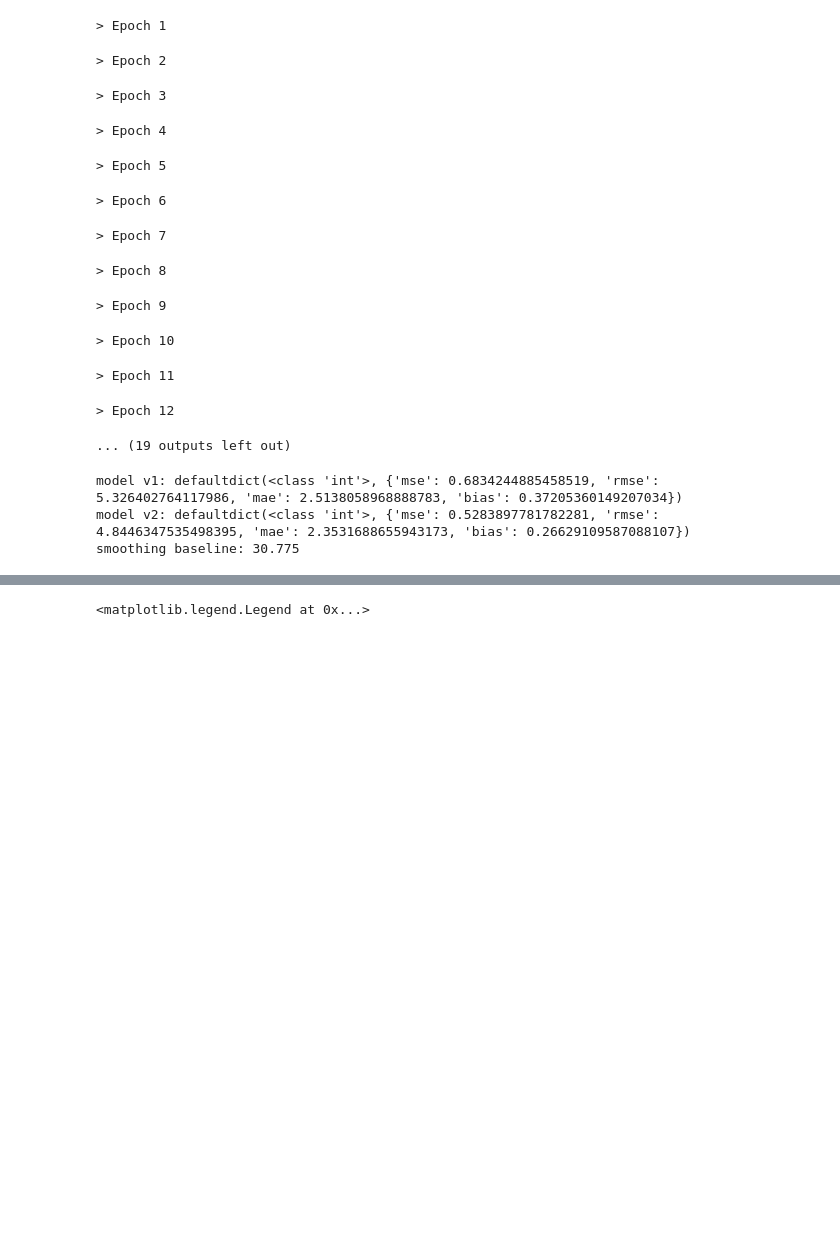
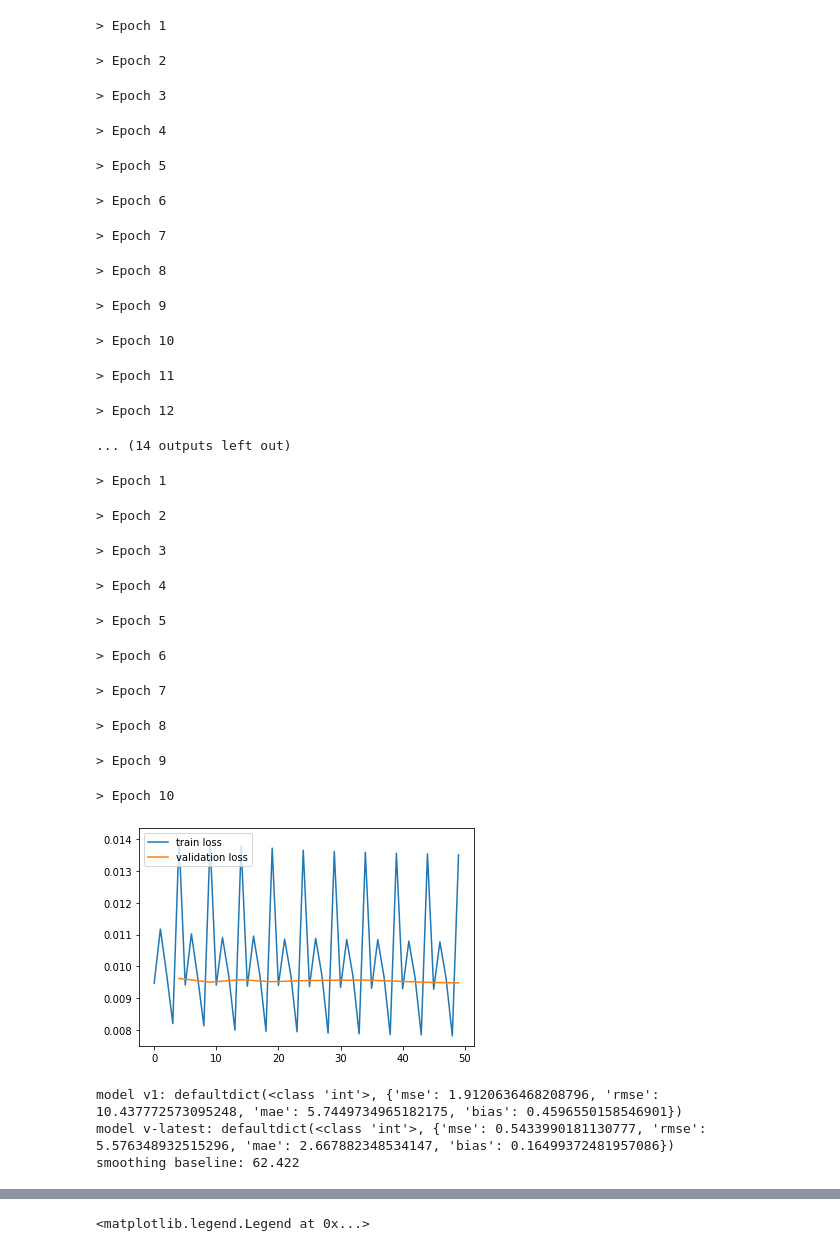
Before and after one commit to nikebless/e2e-driving, a Jupyter notebook: notebooks/vehicle_dynamics.ipynb, the cells around one changed output, grey strips where cells are left out. Saved outputs shown, nothing was run; the diff lists cells and outputs as text; code cells hidden in the pictures; blank space fills up the shorter version.

```diff
--- a/notebooks/vehicle_dynamics.ipynb
+++ b/notebooks/vehicle_dynamics.ipynb
@@ -61,21 +63,23 @@ from torch.utils.data import DataLoader
 root_path = Path(BOLT_DIR) / 'end-to-end/drives-ebm-paper'
 
 class DynamicsDataset(torch.utils.data.IterableDataset):
-    def __init__(self, nvidia_datasets, seq_len=2*30):
+    def __init__(self, nvidia_datasets, dst_fps, seq_len=2*30, src_fps=30):
         self.datasets = nvidia_datasets
         self.seq_len = seq_len
+
+        self.fps_ratio = src_fps / dst_fps
 
         for i, ds in enumerate(self.datasets):
             ds.frames = ds.frames[ds.frames['autonomous'] == True]
             ds.frames = ds.frames.loc[:, ['steering_angle', 'cmd_steering_angle']]
             ds.frames['cmd_steering_angle'] = ds.frames['cmd_steering_angle'] * 14.7
 
+            sparser_steering_indices = np.floor(np.arange(0, len(ds.frames), self.fps_ratio))
+            ds.frames = ds.frames.iloc[sparser_steering_indices]
+
             # we want to predict a_eff[t] using a_eff[0:t-1] and a_cmd[1:t],
             # where len(a_eff[0:t-1]) == len(a_cmd[1:t])
             ds.frames['cmd_steering_angle'] = ds.frames['cmd_steering_angle'].shift(-1)
-
-            # don't drop last row, because we can still use it as a_eff[t]
-            # ds.frames.dropna(inplace=True)
 
     def __len__(self):
         return math.ceil(sum([len(ds.frames) for ds in self.datasets]) / self.seq_len)
@@ -92,7 +96,7 @@ class DynamicsDataset(torch.utils.data.IterableDataset):
 
                 yield cmd, eff
 
-def make_dataset(experiments_df):
+def make_dataset(experiments_df, fps, seq_len):
     experiments_df['run_id'] = experiments_df.index
     val_runs_df = experiments_df.groupby('model_name').last().reset_index()
     train_runs_df = experiments_df[~experiments_df['run_id'].isin(val_runs_df['run_id'])]
@@ -102,8 +106,8 @@ def make_dataset(experiments_df):
 
     train_nvidia_ds_list = [NvidiaDataset([root_path / drive]) for drive in train_drives]
     val_nvidia_ds_list = [NvidiaDataset([root_path / drive]) for drive in val_drives]
-    train_ds = DynamicsDataset(train_nvidia_ds_list)
-    val_ds = DynamicsDataset(val_nvidia_ds_list)
+    train_ds = DynamicsDataset(train_nvidia_ds_list, fps, seq_len=seq_len)
+    val_ds = DynamicsDataset(val_nvidia_ds_list, fps, seq_len=seq_len)
 
     return train_ds, val_ds
 # %%
@@ -185,9 +317,9 @@ class RMSELoss(torch.nn.Module):
     def forward(self, y_pred, y_true):
         return torch.sqrt(self.mse(y_pred, y_true))
 # %%
-batch_size = 128
+batch_size = 512
 num_workers = 0
-gru_hidden_size = 128
+gru_hidden_size = 256
 gru_layers = 1
 
 dataloader = DataLoader(train_ds,
@@ -226,8 +358,6 @@ def train(model, dataloader, val_dataloader, optimizer, criterion, device, num_e
             model.train()
             outputs = model(cmd[:, :-1], eff[:, :-1], teacher_forcing=False) # -> a_eff[1:t]
 
-            # print('outputs:', outputs.shape)
-            # print('eff:', eff.shape)
             loss = criterion(outputs, eff[:, 1:])
 
             # backprop and update the parameters
@@ -242,7 +372,7 @@ def train(model, dataloader, val_dataloader, optimizer, criterion, device, num_e
             progress.set_description(description)
             progress.update(1)
 
-        val_loss = validation_loss(model, val_dataloader, criterion, device)
+        val_loss = validation_loss(model, val_dataloader, device)
         val_loss_history[epoch*len(dataloader) + i] = val_loss
         description = f'loss: {loss.detach().cpu().item():.4f} | val_loss: {val_loss:.4f}'
         progress.set_description(description)
@@ -253,7 +383,7 @@ def train(model, dataloader, val_dataloader, optimizer, criterion, device, num_e
     }
     return model, history
 
-def validation_loss(model, val_dataloader, criterion, device):
+def validation_loss(model, val_dataloader, device):
     model.eval()
     val_loss_history = []
     with torch.no_grad():
@@ -262,12 +392,12 @@ def validation_loss(model, val_dataloader, criterion, device):
             eff = eff.to(device, dtype=torch.float32)
 
             outputs = model(cmd[:, :-1], eff[:, :-1], teacher_forcing=False) # -> a_eff[1:t]
-            loss = criterion(outputs, eff[:, 1:])
+            loss = F.mse_loss(outputs, eff[:, 1:])
             val_loss_history.append(loss.detach().cpu().item())
 
     return np.mean(val_loss_history)
 
-model, history = train(model, dataloader, val_dataloader, optimizer, criterion, device, num_epochs=30)
+model, history = train(model, dataloader, val_dataloader, optimizer, criterion, device, num_epochs=25)
 
 plt.plot(history['loss'].values(), label='train loss')
 plt.plot(history['val_loss'].keys(), history['val_loss'].values(), label='validation loss')
@@ -287,7 +417,28 @@ plt.show()
 > Epoch 10
 > Epoch 11
 > Epoch 12
-... (19 outputs left out)
+... (14 outputs left out)
+# %%
+optimizer = torch.optim.Adam(model.parameters(), lr=1e-4)
+model, history = train(model, dataloader, val_dataloader, optimizer, criterion, device, num_epochs=10)
+
+plt.plot(history['loss'].values(), label='train loss')
+plt.plot(history['val_loss'].keys(), history['val_loss'].values(), label='validation loss')
+
+plt.legend()
+plt.show()
+# %% [output]
+> Epoch 1
+> Epoch 2
+> Epoch 3
+> Epoch 4
+> Epoch 5
+> Epoch 6
+> Epoch 7
+> Epoch 8
+> Epoch 9
+> Epoch 10
+[figure, added]
 # %%
 def infer(model, cmd_values, initial_eff_val=0.0):
     model.eval()
@@ -364,15 +515,16 @@ trues = np.degrees(trues)
 preds_baseline = np.degrees(preds_baseline)
 
 metrics_model_v1 = evaluate(model_v1, val_dataloader, device)
-metrics_model_v2 = evaluate(model, val_dataloader, device)
+# metrics_model_v2 = evaluate(model, val_dataloader, device)
+metrics_model_v_latest = evaluate(model, val_dataloader, device)
 
 # print('RMSE model:', metrics_rmse_model)
 print('model v1:', metrics_model_v1)
-print('model v2:', metrics_model_v2)
+print('model v-latest:', metrics_model_v_latest)
 
 mse_baseline = np.mean((trues - preds_baseline)**2)
 print(f'smoothing baseline: {mse_baseline:.3f}')
 # %% [output]
-model v1: defaultdict(<class 'int'>, {'mse': 0.6834244885458519, 'rmse': 5.326402764117986, 'mae': 2.5138058968888783, 'bias': 0.37205360149207034})
-model v2: defaultdict(<class 'int'>, {'mse': 0.5283897781782281, 'rmse': 4.8446347535498395, 'mae': 2.3531688655943173, 'bias': 0.26629109587088107})
-smoothing baseline: 30.775
+model v1: defaultdict(<class 'int'>, {'mse': 1.9120636468208796, 'rmse': 10.437772573095248, 'mae': 5.7449734965182175, 'bias': 0.4596550158546901})
+model v-latest: defaultdict(<class 'int'>, {'mse': 0.5433990181130777, 'rmse': 5.576348932515296, 'mae': 2.667882348534147, 'bias': 0.16499372481957086})
+smoothing baseline: 62.422
```
Also changed, not shown: parts of 10 cells of this notebook, 7 other files.
